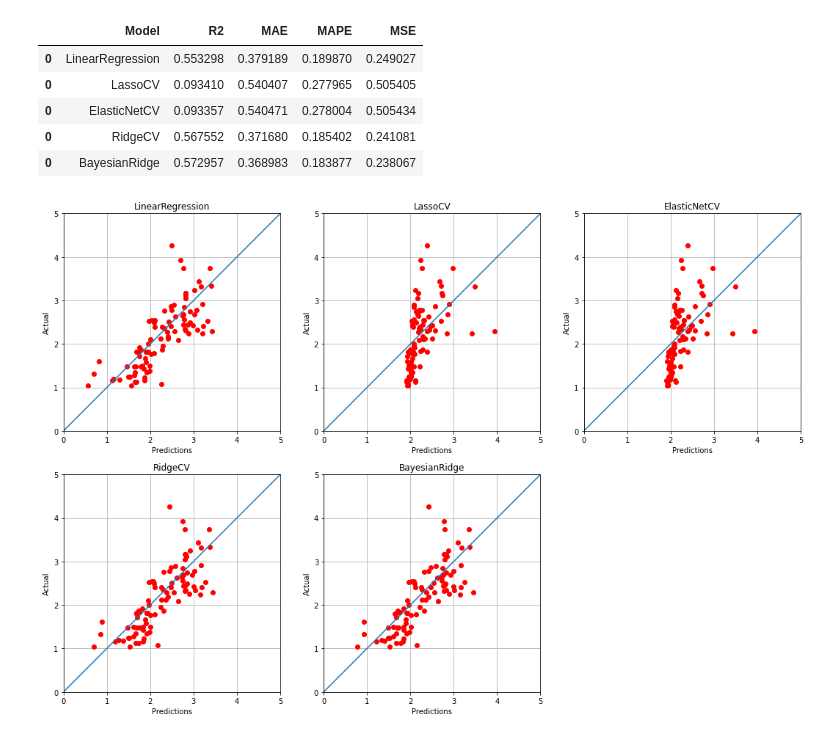
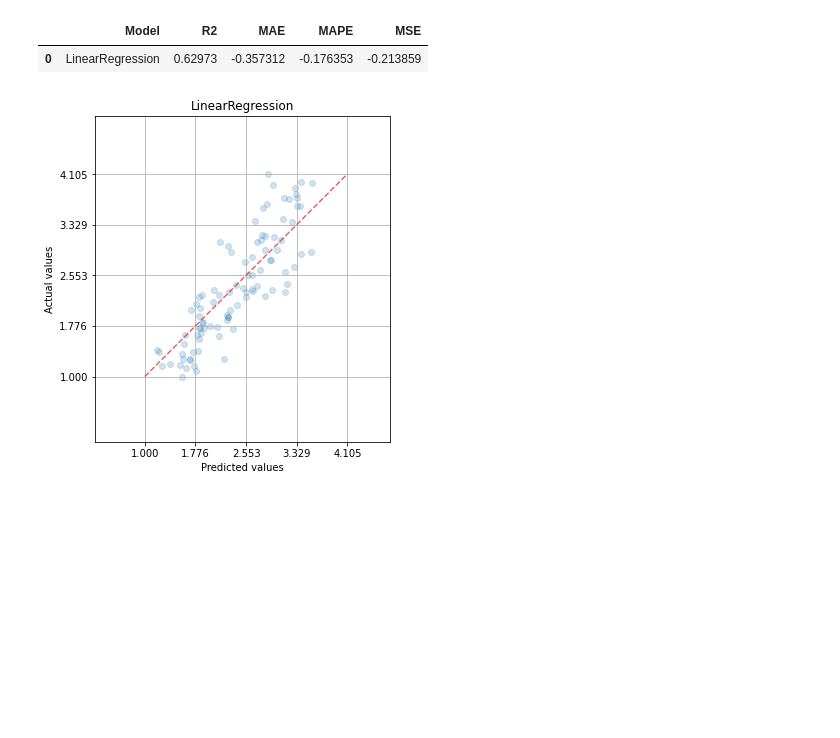
Before and after one commit to marco-luzzara/boardgame-complexity-predictor, a Jupyter notebook: src/predict.ipynb, the cells around one changed output. Cells and saved outputs as stored; diff of their text form; code cells hidden in the pictures; blank space fills up the shorter version.

Commit message:
cross validation happens for all models by default
models that need hyper tuning use GridSearchCV in addition

```diff
--- a/src/predict.ipynb
+++ b/src/predict.ipynb
@@ -127,64 +196,45 @@ models = {
     #     Model(cross_decomposition.CCA()),
     # ],
     # # TODO: see ensemble methods
     # 'Decision Tree': [
     #     Model(tree.DecisionTreeRegressor()),
     #     Model(tree.ExtraTreeRegressor()),
     # ]
 }
 
 results = pd.DataFrame(columns=['Model', 'R2', 'MAE', 'MAPE', 'MSE'])
 cv_scorings = ['r2', 'neg_mean_absolute_error', 'neg_mean_absolute_percentage_error', 'neg_mean_squared_error']
 splitter = ShuffleSplit(n_splits=5, test_size=0.25, random_state=0)
 
-X_train, X_test, y_train, y_test = train_test_split(df_features.iloc[:, 1:],
+x_train, x_test, y_train, y_test = train_test_split(df_features.iloc[:, 1:],
                                                     df_features.iloc[:, 0],
                                                     test_size=0.25)
 
 for i_category, item in enumerate(models.items()):
     #create_header(item[0])
-    fig, ax = create_containing_plot(i_category, item[1])
+    fig, ax = create_containing_plot(i_category, len(item[1]))
     for i_m, model in enumerate(item[1]):
+        estimator, performanceMetrics = \
+            get_fit_estimator(model.instance, x_train, y_train, splitter, cv_scorings) \
+                if model.params_tuning is None else \
+            get_fit_estimator_with_tuning(model.instance, model.params_tuning,
+                                          x_train, y_train, splitter, cv_scorings)
 
-        if model.params_tuning is None:
-            estimator = model.instance
-            estimator.fit(X_train, y_train)
-        else:
-            search = GridSearchCV(model.instance,
-                                model.params_tuning,
-                                cv = splitter,
-                                refit = 'neg_mean_absolute_error',
-                                n_jobs = -1,
-                                scoring = cv_scorings)
-
-            search.fit(X_train, y_train)
-            estimator = search.best_estimator_
-            #display(pd.DataFrame(search.cv_results_))
-
-        y_predictions = estimator.predict(X_test)
-
-        r2 = r2_score(y_test, y_predictions) # np.mean(cv_results['test_r2'])
-        mae = mean_absolute_error(y_test, y_predictions) # np.mean(cv_results['test_neg_mean_absolute_error'])
-        mape = mean_absolute_percentage_error(y_test, y_predictions) # np.mean(cv_results['test_neg_mean_absolute_percentage_error'])
-        mse = mean_squared_error(y_test, y_predictions) # np.mean(cv_results['test_neg_mean_squared_error'])
+        y_predictions = estimator.predict(x_test)
 
         results = pd.concat([results, pd.DataFrame([
             {
                 'Model': model.name,
-                'R2': r2,
-                'MAE': mae,
-                'MAPE': mape,
-                'MSE': mse
+                'R2': performanceMetrics.r2,
+                'MAE': performanceMetrics.mae,
+                'MAPE': performanceMetrics.mape,
+                'MSE': performanceMetrics.mse
             }
             ])])
-        decorate_subplot(i_category, ax, i_m, model.name, y_test, y_predictions)
+        fill_predictions_subplot(ax, i_m, model.name, y_test, y_predictions)
 
 results
 # %% [output]
 |  | Model | R2 | MAE | MAPE | MSE |
-| 0 | LinearRegression | 0.553298 | 0.379189 | 0.189870 | 0.249027 |
-| 0 | LassoCV | 0.093410 | 0.540407 | 0.277965 | 0.505405 |
-| 0 | ElasticNetCV | 0.093357 | 0.540471 | 0.278004 | 0.505434 |
-| 0 | RidgeCV | 0.567552 | 0.371680 | 0.185402 | 0.241081 |
-| 0 | BayesianRidge | 0.572957 | 0.368983 | 0.183877 | 0.238067 |
+| 0 | LinearRegression | 0.62973 | -0.357312 | -0.176353 | -0.213859 |
-[figure, old version]
+[figure, new version]
```
Also changed, not shown: parts of 3 cells of this notebook.
